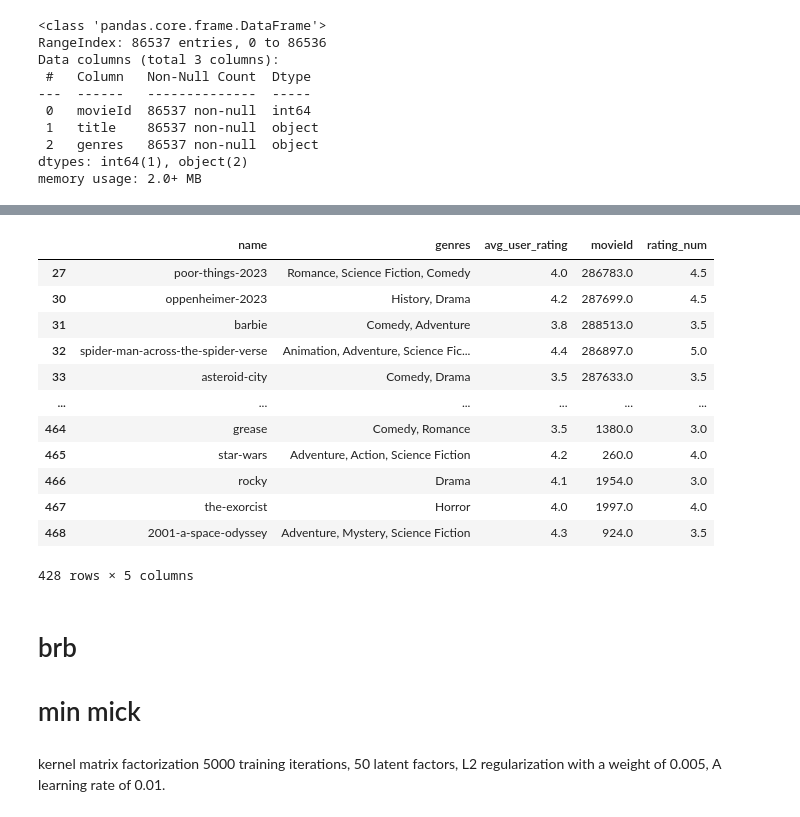
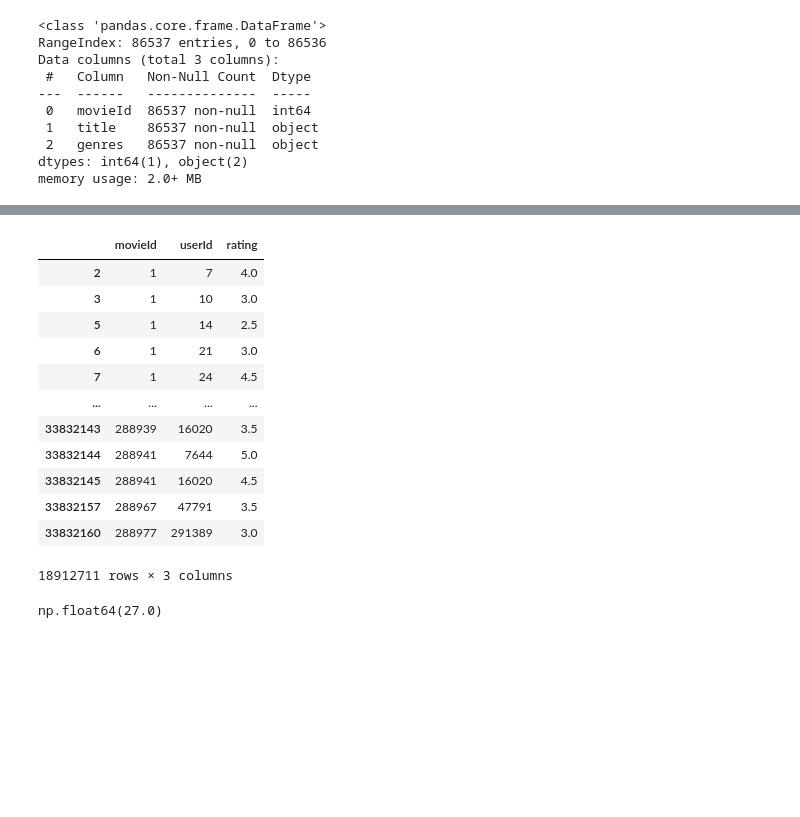
Before and after one commit to Ludwilton/ML-Movie-recommendation, a Jupyter notebook: cosinuslikenesstest.ipynb, the cells around one changed output, grey strips where cells are left out. Drawn from its saved outputs; the diff is of its cells as text; code cells hidden in the pictures; blank space fills up the shorter version.

```diff
--- a/cosinuslikenesstest.ipynb
+++ b/cosinuslikenesstest.ipynb
@@ -59,10 +46,10 @@ popular_movies = average_ratings[average_ratings >= 3.0].index
 
 filtered_movies_with_ratings = movies_with_ratings[movies_with_ratings['movieId'].isin(popular_movies)]
 
-# remove non expert users
+# remove non expert users, ie, users with less than 75% of the quantile of ratings, keeping users with more than 89 ratings
 user_rating_counts = filtered_movies_with_ratings.groupby('userId')['rating'].count()
 print(user_rating_counts.describe())
-filtered_users = user_rating_counts[(user_rating_counts >= user_rating_counts.quantile(0.5)) &
+filtered_users = user_rating_counts[(user_rating_counts >= user_rating_counts.quantile(0.75)) &
                                     (user_rating_counts <= user_rating_counts.quantile(0.99))].index
 
 filtered_movies_with_ratings = filtered_movies_with_ratings[filtered_movies_with_ratings['userId'].isin(filtered_users)]
@@ -135,43 +79,25 @@ plt.show()
-# %%
-my_data
-
-rating_map = {
-    '½': 0.5,
-    '★': 1,
-    '★½': 1.5,
-    '★★': 2,
-    '★★½': 2.5,
-    '★★★': 3,
-    '★★★½': 3.5,
-    '★★★★': 4,
-    '★★★★½': 4.5,
-    '★★★★★': 5
-}
-my_data['rating_num'] = my_data['rating'].map(rating_map)
-my_data = my_data.dropna(subset=["movieId"])
-my_data = my_data.drop(columns=["rating"])
-
-my_data
-# %% [output]
-|  | name | genres | avg_user_rating | movieId | rating_num |
-| 27 | poor-things-2023 | Romance, Science Fiction, Comedy | 4.0 | 286783.0 | 4.5 |
-| 30 | oppenheimer-2023 | History, Drama | 4.2 | 287699.0 | 4.5 |
-| 31 | barbie | Comedy, Adventure | 3.8 | 288513.0 | 3.5 |
-| 32 | spider-man-across-the-spider-verse | Animation, Adventure, Science Fic... | 4.4 | 286897.0 | 5.0 |
-| 33 | asteroid-city | Comedy, Drama | 3.5 | 287633.0 | 3.5 |
-| ... | ... | ... | ... | ... | ... |
-| 464 | grease | Comedy, Romance | 3.5 | 1380.0 | 3.0 |
-| 465 | star-wars | Adventure, Action, Science Fiction | 4.2 | 260.0 | 4.0 |
-| 466 | rocky | Drama | 4.1 | 1954.0 | 3.0 |
-| 467 | the-exorcist | Horror | 4.0 | 1997.0 | 4.0 |
-| 468 | 2001-a-space-odyssey | Adventure, Mystery, Science Fiction | 4.3 | 924.0 | 3.5 |
-428 rows × 5 columns
-# %% [markdown]
-# brb
-# min mick
-# %% [markdown]
-kernel matrix factorization
-5000 training iterations,
-50 latent factors,
-L2 regularization with a weight of 0.005,
-A learning rate of 0.01.
+# %%
+
+filtered_movies_with_ratings.drop(columns=["timestamp","genres","title"], inplace=True)
+filtered_movies_with_ratings
+# %% [output]
+|  | movieId | userId | rating |
+| 2 | 1 | 7 | 4.0 |
+| 3 | 1 | 10 | 3.0 |
+| 5 | 1 | 14 | 2.5 |
+| 6 | 1 | 21 | 3.0 |
+| 7 | 1 | 24 | 4.5 |
+| ... | ... | ... | ... |
+| 33832143 | 288939 | 16020 | 3.5 |
+| 33832144 | 288941 | 7644 | 5.0 |
+| 33832145 | 288941 | 16020 | 4.5 |
+| 33832157 | 288967 | 47791 | 3.5 |
+| 33832160 | 288977 | 291389 | 3.0 |
+18912711 rows × 3 columns
+# %%
+# filter out movies with less than x amount of ratings to clean up further
+# after looking up some of the movies around the 70-75th quantile range, these movies are super niche and not very popular, so I will filter out movies with less than 30 ish ratings
+movie_rating_counts = filtered_movies_with_ratings.groupby('movieId').size()
+movie_rating_counts.quantile(0.70)
+# %% [output]
+np.float64(27.0)
```
Also changed, not shown: parts of 24 cells of this notebook, 13 other files.
